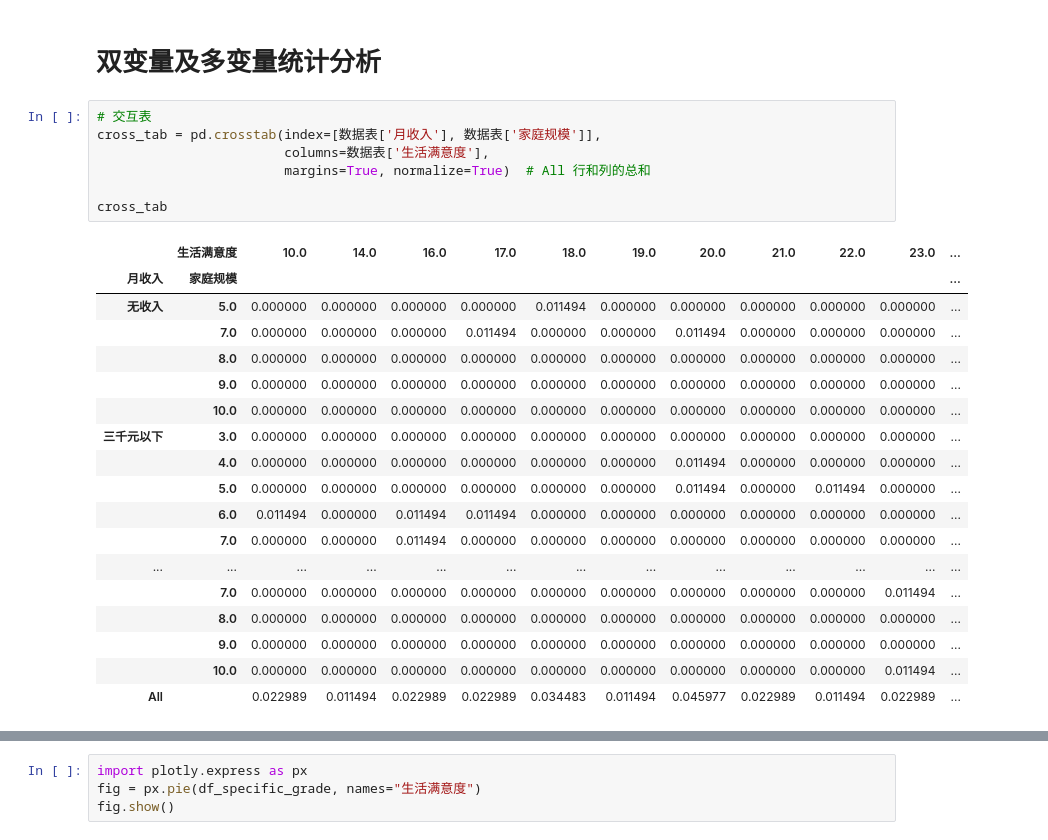
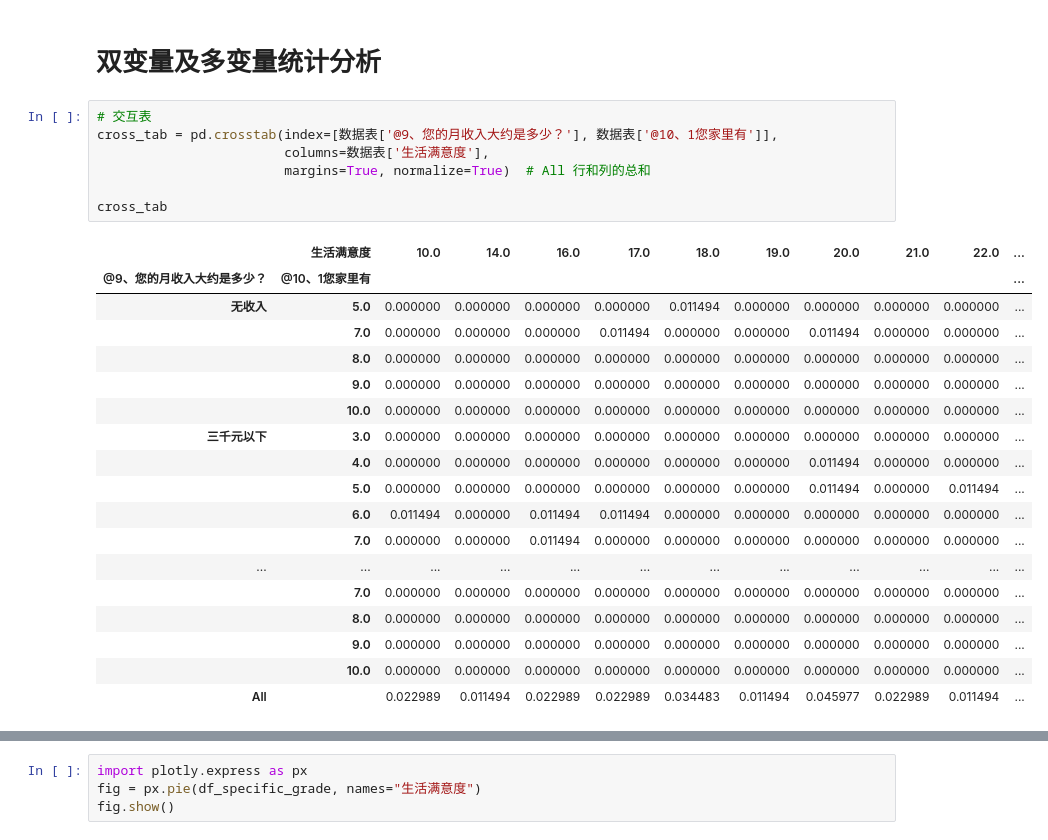
Before and after one commit to shithiy/statistics-2023, a Jupyter notebook: 18-期末作业.ipynb, the cells around one changed output, grey strips where cells are left out. Saved outputs shown, nothing was run; the diff lists cells and outputs as text.

```diff
--- a/18-期末作业.ipynb
+++ b/18-期末作业.ipynb
@@ -67,30 +74,30 @@ fig.show()
 # 双变量及多变量统计分析
 # %%
 # 交互表
-cross_tab = pd.crosstab(index=[数据表['月收入'], 数据表['家庭规模']],
+cross_tab = pd.crosstab(index=[数据表['@9、您的月收入大约是多少？'], 数据表['@10、1您家里有']],
                         columns=数据表['生活满意度'],
                         margins=True, normalize=True)  # All 行和列的总和
 
 cross_tab
 # %% [output]
-|  | 生活满意度 | 10.0 | 14.0 | 16.0 | 17.0 | 18.0 | 19.0 | 20.0 | 21.0 | 22.0 | 23.0 | ... |
-| 月收入 | 家庭规模 |  |  |  |  |  |  |  |  |  |  | ... |
-| 无收入 | 5.0 | 0.000000 | 0.000000 | 0.000000 | 0.000000 | 0.011494 | 0.000000 | 0.000000 | 0.000000 | 0.000000 | 0.000000 | ... |
-|  | 7.0 | 0.000000 | 0.000000 | 0.000000 | 0.011494 | 0.000000 | 0.000000 | 0.011494 | 0.000000 | 0.000000 | 0.000000 | ... |
-|  | 8.0 | 0.000000 | 0.000000 | 0.000000 | 0.000000 | 0.000000 | 0.000000 | 0.000000 | 0.000000 | 0.000000 | 0.000000 | ... |
-|  | 9.0 | 0.000000 | 0.000000 | 0.000000 | 0.000000 | 0.000000 | 0.000000 | 0.000000 | 0.000000 | 0.000000 | 0.000000 | ... |
-|  | 10.0 | 0.000000 | 0.000000 | 0.000000 | 0.000000 | 0.000000 | 0.000000 | 0.000000 | 0.000000 | 0.000000 | 0.000000 | ... |
-| 三千元以下 | 3.0 | 0.000000 | 0.000000 | 0.000000 | 0.000000 | 0.000000 | 0.000000 | 0.000000 | 0.000000 | 0.000000 | 0.000000 | ... |
-|  | 4.0 | 0.000000 | 0.000000 | 0.000000 | 0.000000 | 0.000000 | 0.000000 | 0.011494 | 0.000000 | 0.000000 | 0.000000 | ... |
-|  | 5.0 | 0.000000 | 0.000000 | 0.000000 | 0.000000 | 0.000000 | 0.000000 | 0.011494 | 0.000000 | 0.011494 | 0.000000 | ... |
-|  | 6.0 | 0.011494 | 0.000000 | 0.011494 | 0.011494 | 0.000000 | 0.000000 | 0.000000 | 0.000000 | 0.000000 | 0.000000 | ... |
-|  | 7.0 | 0.000000 | 0.000000 | 0.011494 | 0.000000 | 0.000000 | 0.000000 | 0.000000 | 0.000000 | 0.000000 | 0.000000 | ... |
-| ... | ... | ... | ... | ... | ... | ... | ... | ... | ... | ... | ... | ... |
-|  | 7.0 | 0.000000 | 0.000000 | 0.000000 | 0.000000 | 0.000000 | 0.000000 | 0.000000 | 0.000000 | 0.000000 | 0.011494 | ... |
-|  | 8.0 | 0.000000 | 0.000000 | 0.000000 | 0.000000 | 0.000000 | 0.000000 | 0.000000 | 0.000000 | 0.000000 | 0.000000 | ... |
-|  | 9.0 | 0.000000 | 0.000000 | 0.000000 | 0.000000 | 0.000000 | 0.000000 | 0.000000 | 0.000000 | 0.000000 | 0.000000 | ... |
-|  | 10.0 | 0.000000 | 0.000000 | 0.000000 | 0.000000 | 0.000000 | 0.000000 | 0.000000 | 0.000000 | 0.000000 | 0.011494 | ... |
-| All |  | 0.022989 | 0.011494 | 0.022989 | 0.022989 | 0.034483 | 0.011494 | 0.045977 | 0.022989 | 0.011494 | 0.022989 | ... |
+|  | 生活满意度 | 10.0 | 14.0 | 16.0 | 17.0 | 18.0 | 19.0 | 20.0 | 21.0 | 22.0 | ... |
+| @9、您的月收入大约是多少？ | @10、1您家里有 |  |  |  |  |  |  |  |  |  | ... |
+| 无收入 | 5.0 | 0.000000 | 0.000000 | 0.000000 | 0.000000 | 0.011494 | 0.000000 | 0.000000 | 0.000000 | 0.000000 | ... |
+|  | 7.0 | 0.000000 | 0.000000 | 0.000000 | 0.011494 | 0.000000 | 0.000000 | 0.011494 | 0.000000 | 0.000000 | ... |
+|  | 8.0 | 0.000000 | 0.000000 | 0.000000 | 0.000000 | 0.000000 | 0.000000 | 0.000000 | 0.000000 | 0.000000 | ... |
+|  | 9.0 | 0.000000 | 0.000000 | 0.000000 | 0.000000 | 0.000000 | 0.000000 | 0.000000 | 0.000000 | 0.000000 | ... |
+|  | 10.0 | 0.000000 | 0.000000 | 0.000000 | 0.000000 | 0.000000 | 0.000000 | 0.000000 | 0.000000 | 0.000000 | ... |
+| 三千元以下 | 3.0 | 0.000000 | 0.000000 | 0.000000 | 0.000000 | 0.000000 | 0.000000 | 0.000000 | 0.000000 | 0.000000 | ... |
+|  | 4.0 | 0.000000 | 0.000000 | 0.000000 | 0.000000 | 0.000000 | 0.000000 | 0.011494 | 0.000000 | 0.000000 | ... |
+|  | 5.0 | 0.000000 | 0.000000 | 0.000000 | 0.000000 | 0.000000 | 0.000000 | 0.011494 | 0.000000 | 0.011494 | ... |
+|  | 6.0 | 0.011494 | 0.000000 | 0.011494 | 0.011494 | 0.000000 | 0.000000 | 0.000000 | 0.000000 | 0.000000 | ... |
+|  | 7.0 | 0.000000 | 0.000000 | 0.011494 | 0.000000 | 0.000000 | 0.000000 | 0.000000 | 0.000000 | 0.000000 | ... |
+| ... | ... | ... | ... | ... | ... | ... | ... | ... | ... | ... | ... |
+|  | 7.0 | 0.000000 | 0.000000 | 0.000000 | 0.000000 | 0.000000 | 0.000000 | 0.000000 | 0.000000 | 0.000000 | ... |
+|  | 8.0 | 0.000000 | 0.000000 | 0.000000 | 0.000000 | 0.000000 | 0.000000 | 0.000000 | 0.000000 | 0.000000 | ... |
+|  | 9.0 | 0.000000 | 0.000000 | 0.000000 | 0.000000 | 0.000000 | 0.000000 | 0.000000 | 0.000000 | 0.000000 | ... |
+|  | 10.0 | 0.000000 | 0.000000 | 0.000000 | 0.000000 | 0.000000 | 0.000000 | 0.000000 | 0.000000 | 0.000000 | ... |
+| All |  | 0.022989 | 0.011494 | 0.022989 | 0.022989 | 0.034483 | 0.011494 | 0.045977 | 0.022989 | 0.011494 | ... |
 # %%
 from scipy import stats
 # 假设我们关注的是三千元以下（假设月收入用数字“2”表示）
```
Also changed, not shown: parts of 6 cells of this notebook.
